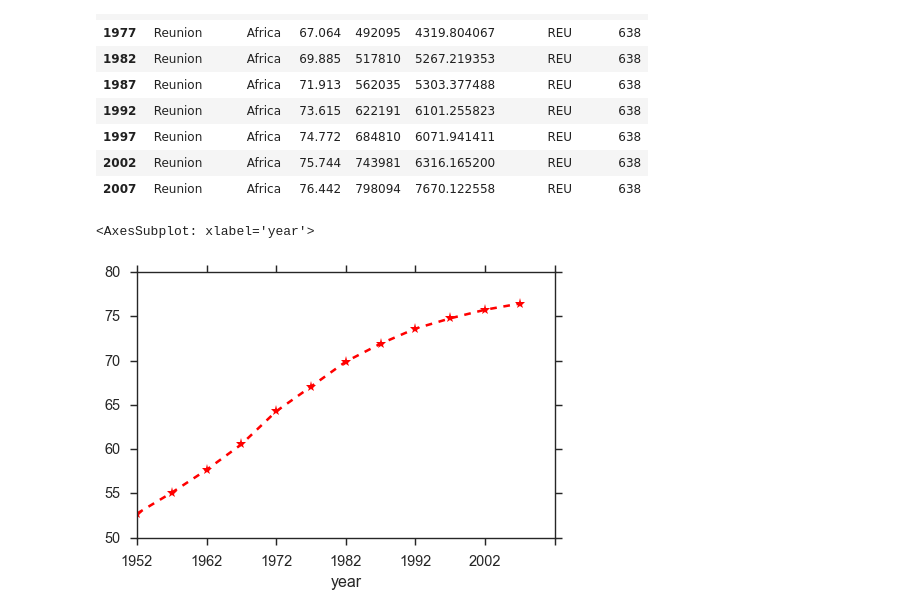
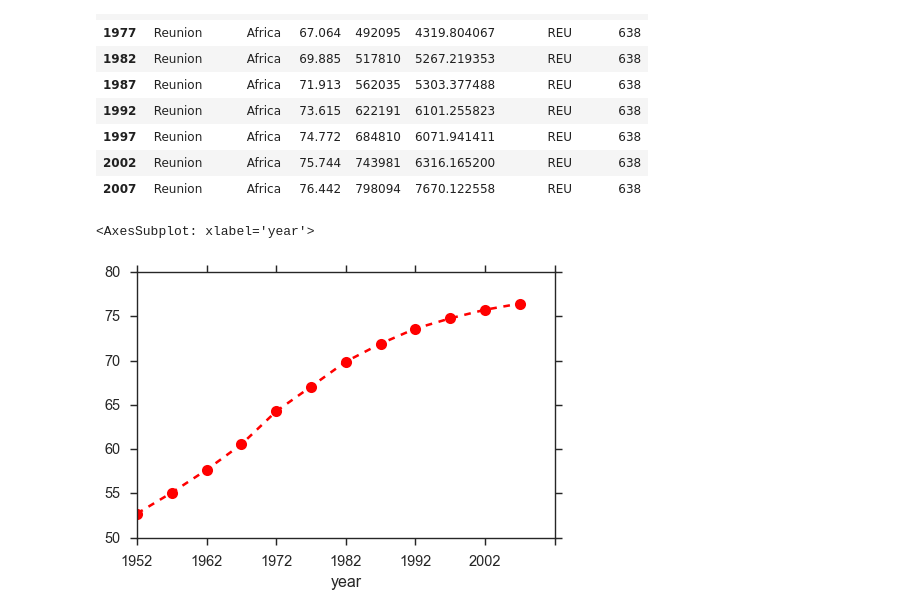
Before and after one commit to Avanishkumarsingh/digipodium-python, a Jupyter notebook: analysis/visualization.ipynb, the cells around one changed output. Saved outputs shown, nothing was run; the diff lists cells and outputs as text; code cells hidden in the pictures.

```diff
--- a/analysis/visualization.ipynb
+++ b/analysis/visualization.ipynb
@@ -327,11 +327,11 @@ country
 # %%
 country.lifeExp.plot(
     figsize=(6,4),
-    marker='*',
+    marker='o',
     markersize= 10,
     color= 'red',
     linestyle='--',
 )
 # %% [output]
 <AxesSubplot: xlabel='year'>
-[figure, old version]
+[figure, new version]
```
Also changed, not shown: parts of 3 cells of this notebook, 5 other files.
